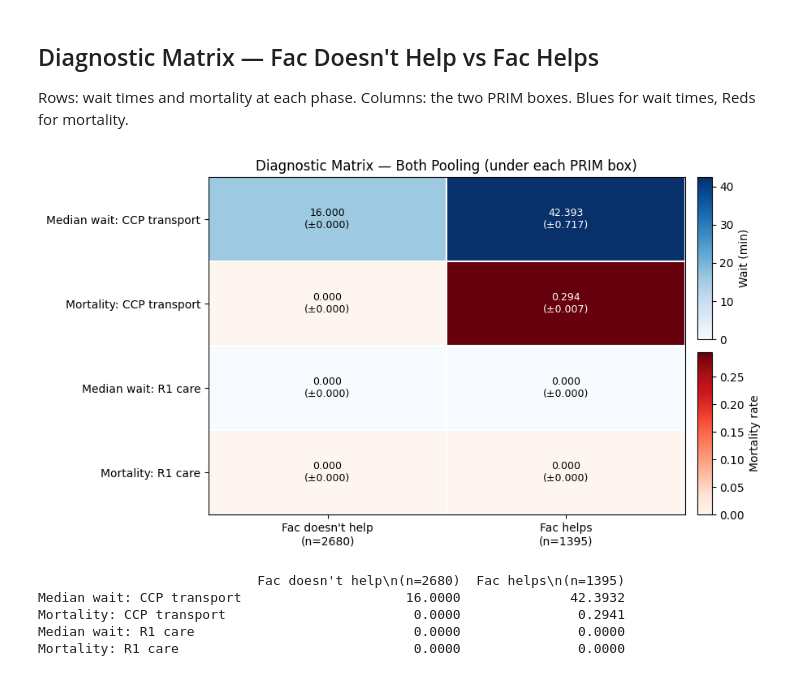
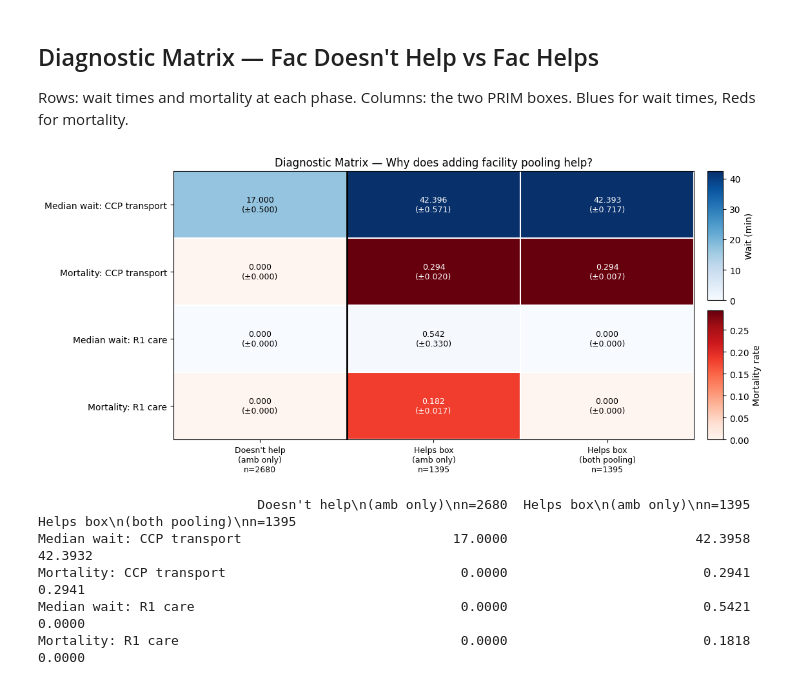
Before and after one commit to EliaTaverna/MENS---Medical-Evacuation-Network-Simulator, a Jupyter notebook: analysis_notebooks/multi_run_analysis/outcome_vs_uncertainty/phase_1_(1rq)/2_btg/sobol_prim/dist_both_vs_amb.ipynb, the cells around one changed output. Saved outputs shown, nothing was run; the diff lists cells and outputs as text; code cells hidden in the pictures.

Commit message:
Fix 3-column diagnostic matrix: shows R1 queue saturation mechanism

```diff
--- a/analysis_notebooks/multi_run_analysis/outcome_vs_uncertainty/phase_1_(1rq)/2_btg/sobol_prim/dist_both_vs_amb.ipynb
+++ b/analysis_notebooks/multi_run_analysis/outcome_vs_uncertainty/phase_1_(1rq)/2_btg/sobol_prim/dist_both_vs_amb.ipynb
@@ -218,33 +218,29 @@ import matplotlib.gridspec as gridspec
 
 # Define the two boxes from PRIM results
 box_no_help = (
-    (p1["bcas_rate"] <= 0.027) &
-    (p1["waves_per_day"] >= 2.5) &
-    (p1["wave_duration_min"] >= 26.5)
+    (p2["bcas_rate"] <= 0.027) &
+    (p2["waves_per_day"] >= 2.5) &
+    (p2["wave_duration_min"] >= 26.5)
 )
 box_helps = (
-    (p1["bcas_rate"] >= 0.041) &
-    (p1["waves_per_day"] <= 1.5) &
-    (p1["wave_duration_min"] <= 42.5)
+    (p2["bcas_rate"] >= 0.041) &
+    (p2["waves_per_day"] <= 1.5) &
+    (p2["wave_duration_min"] <= 42.5)
 )
 
-boxes = {
-    f"Fac doesn't help\n(n={box_no_help.sum()})": box_no_help,
-    f"Fac helps\n(n={box_helps.sum()})": box_helps,
-}
+# Three columns: no-help box (amb), helps box under amb only, helps box under both
+columns = [
+    ("Doesn't help\n(amb only)", p2, box_no_help),
+    ("Helps box\n(amb only)", p2, box_helps),
+    ("Helps box\n(both pooling)", p1, box_helps),
+]
 
-# Outcomes to show (under "both" policy)
 rows = [
     ("Median wait: CCP transport",  "median_wait_ccp_transport_T1"),
     ("Mortality: CCP transport",    "mortality_ccp_transport_T1"),
     ("Median wait: R1 care",        "median_wait_r1_care_T1"),
     ("Mortality: R1 care",          "mortality_r1_care_T1"),
 ]
-
-# Build matrix
-col_names = list(boxes.keys())
-matrix = pd.DataFrame(index=[r[0] for r in rows], columns=col_names, dtype=float)
-ci_mat = pd.DataFrame(index=[r[0] for r in rows], columns=col_names, dtype=float)
 
 def median_ci(vals, n_boot=1000, alpha=0.05):
     if len(vals) < 2:
@@ -254,14 +250,17 @@ def median_ci(vals, n_boot=1000, alpha=0.05):
     lo, hi = np.percentile(boots, [100 * alpha / 2, 100 * (1 - alpha / 2)])
     return (hi - lo) / 2
 
-for col_name, mask in boxes.items():
-    sub = p1[mask]
+col_names = [f"{name}\nn={mask.sum()}" for name, _, mask in columns]
+matrix = pd.DataFrame(index=[r[0] for r in rows], columns=col_names, dtype=float)
+ci_mat = pd.DataFrame(index=[r[0] for r in rows], columns=col_names, dtype=float)
+
+for col_name, policy_df, mask in zip(col_names, [c[1] for c in columns], [c[2] for c in columns]):
+    sub = policy_df[mask]
     for label, outcome in rows:
         vals = sub[outcome].dropna().values
         matrix.loc[label, col_name] = np.median(vals) if len(vals) > 0 else np.nan
         ci_mat.loc[label, col_name] = median_ci(vals) if len(vals) > 0 else np.nan
 
-# Identify wait vs mortality rows
 wait_idx = [i for i, (lab, _) in enumerate(rows) if lab.startswith("Median wait")]
 mort_idx = [i for i, (lab, _) in enumerate(rows) if lab.startswith("Mortality")]
 
@@ -275,7 +274,7 @@ cmap_mort = plt.cm.Reds
 
 n_rows, n_cols = vals_f.shape
 
-fig = plt.figure(figsize=(8, n_rows * 0.85 + 2))
+fig = plt.figure(figsize=(11, n_rows * 0.85 + 2))
 gs = gridspec.GridSpec(2, 2, width_ratios=[1, 0.03], height_ratios=[1, 1],
                        wspace=0.05, hspace=0.08)
 ax = fig.add_subplot(gs[:, 0])
@@ -284,38 +283,40 @@ cax_m = fig.add_subplot(gs[1, 1])
 
 for i in range(n_rows):
     is_mort = i in mort_idx
     norm = norm_mort if is_mort else norm_wait
     cmap = cmap_mort if is_mort else cmap_wait
     for j in range(n_cols):
         v = vals_f[i, j]
         color = cmap(norm(v)) if not np.isnan(v) else (0.95, 0.95, 0.95, 1)
         ax.add_patch(plt.Rectangle((j - 0.5, i - 0.5), 1, 1, facecolor=color, edgecolor="white", lw=1.5))
         if not np.isnan(v):
             ci = ci_mat.iloc[i, j]
             txt = f"{v:.3f}\n(±{ci:.3f})" if not np.isnan(ci) else f"{v:.3f}"
             brightness = 0.299 * color[0] + 0.587 * color[1] + 0.114 * color[2]
             ax.text(j, i, txt, ha="center", va="center", fontsize=9,
                     color="white" if brightness < 0.55 else "black")
 
+ax.axvline(0.5, color="black", linewidth=2)
+
 ax.set_xlim(-0.5, n_cols - 0.5)
 ax.set_ylim(n_rows - 0.5, -0.5)
 ax.set_xticks(range(n_cols))
-ax.set_xticklabels(col_names, fontsize=10)
+ax.set_xticklabels(col_names, fontsize=9)
 ax.set_yticks(range(n_rows))
 ax.set_yticklabels([r[0] for r in rows])
-ax.set_title("Diagnostic Matrix — Both Pooling (under each PRIM box)")
+ax.set_title("Diagnostic Matrix — Why does adding facility pooling help?")
 
 fig.colorbar(ScalarMappable(norm=norm_wait, cmap=cmap_wait), cax=cax_w, label="Wait (min)")
 fig.colorbar(ScalarMappable(norm=norm_mort, cmap=cmap_mort), cax=cax_m, label="Mortality rate")
 
 plt.tight_layout()
 plt.show()
 
 print(matrix.to_string(float_format="%.4f"))
 # %% [output]
-[figure, old version]
+[figure, new version]
-                            Fac doesn't help\n(n=2680)  Fac helps\n(n=1395)
-Median wait: CCP transport                     16.0000              42.3932
-Mortality: CCP transport                        0.0000               0.2941
-Median wait: R1 care                            0.0000               0.0000
-Mortality: R1 care                              0.0000               0.0000
+                            Doesn't help\n(amb only)\nn=2680  Helps box\n(amb only)\nn=1395  Helps box\n(both pooling)\nn=1395
+Median wait: CCP transport                           17.0000                        42.3958                            42.3932
+Mortality: CCP transport                              0.0000                         0.2941                             0.2941
+Median wait: R1 care                                  0.0000                         0.5421                             0.0000
+Mortality: R1 care                                    0.0000                         0.1818                             0.0000
```
Also changed, not shown: 1 other file.
